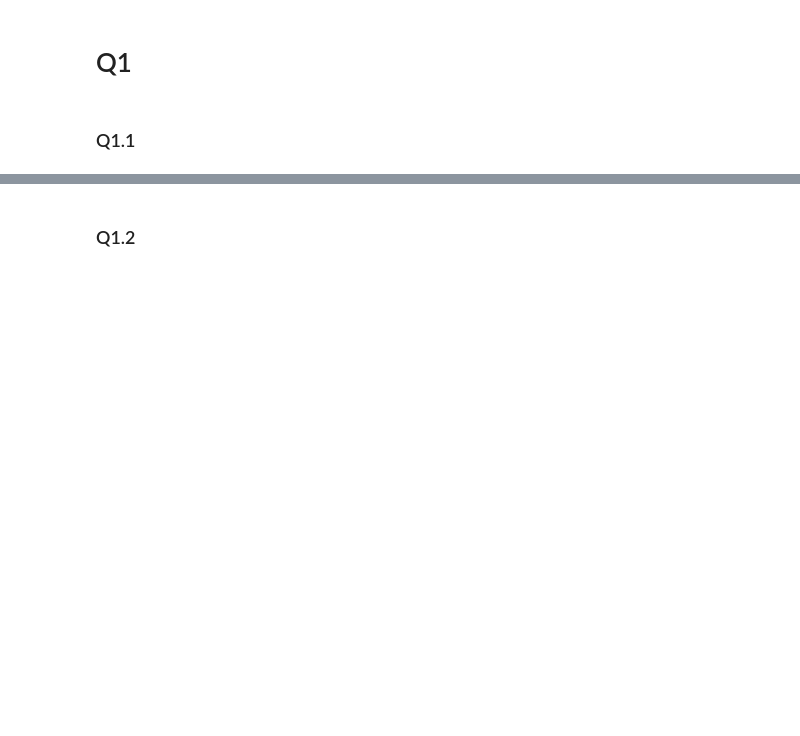
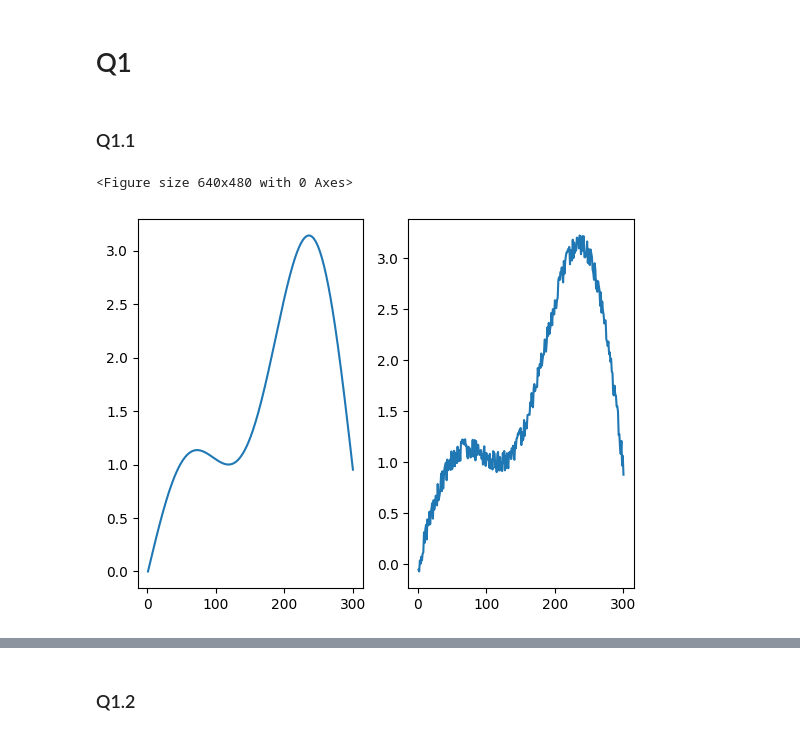
Before and after one commit to garfield-gray/Optimization, a Jupyter notebook: NonConvex/Data_Fitting_&_Denoising.ipynb, the cells around one changed output, grey strips where cells are left out. Cells and saved outputs as stored; diff of their text form; code cells hidden in the pictures; blank space fills up the shorter version.

```diff
--- a/NonConvex/Data_Fitting_&_Denoising.ipynb
+++ b/NonConvex/Data_Fitting_&_Denoising.ipynb
@@ -28,0 +38,15 @@ def load_data(path):
+# %%
+# we shall test our function to see it's working
+import matplotlib.pyplot as plt
+t = np.linspace(0, 4, num = 300)
+x = np.sin(t) + t * (np.cos(t)**2)
+w = np.arange(1, 301)
+b = x + 0.1 * np.sin(10 * w**3)
+fig = plt.figure()
+fig, ax = plt.subplots(1, 2)
+ax[0].plot(w, x)
+ax[1].plot(w, b)
+plt.show()
+# %% [output]
+<Figure size 640x480 with 0 Axes>
+[figure, added]
```
Also changed, not shown: parts of 2 cells of this notebook.
